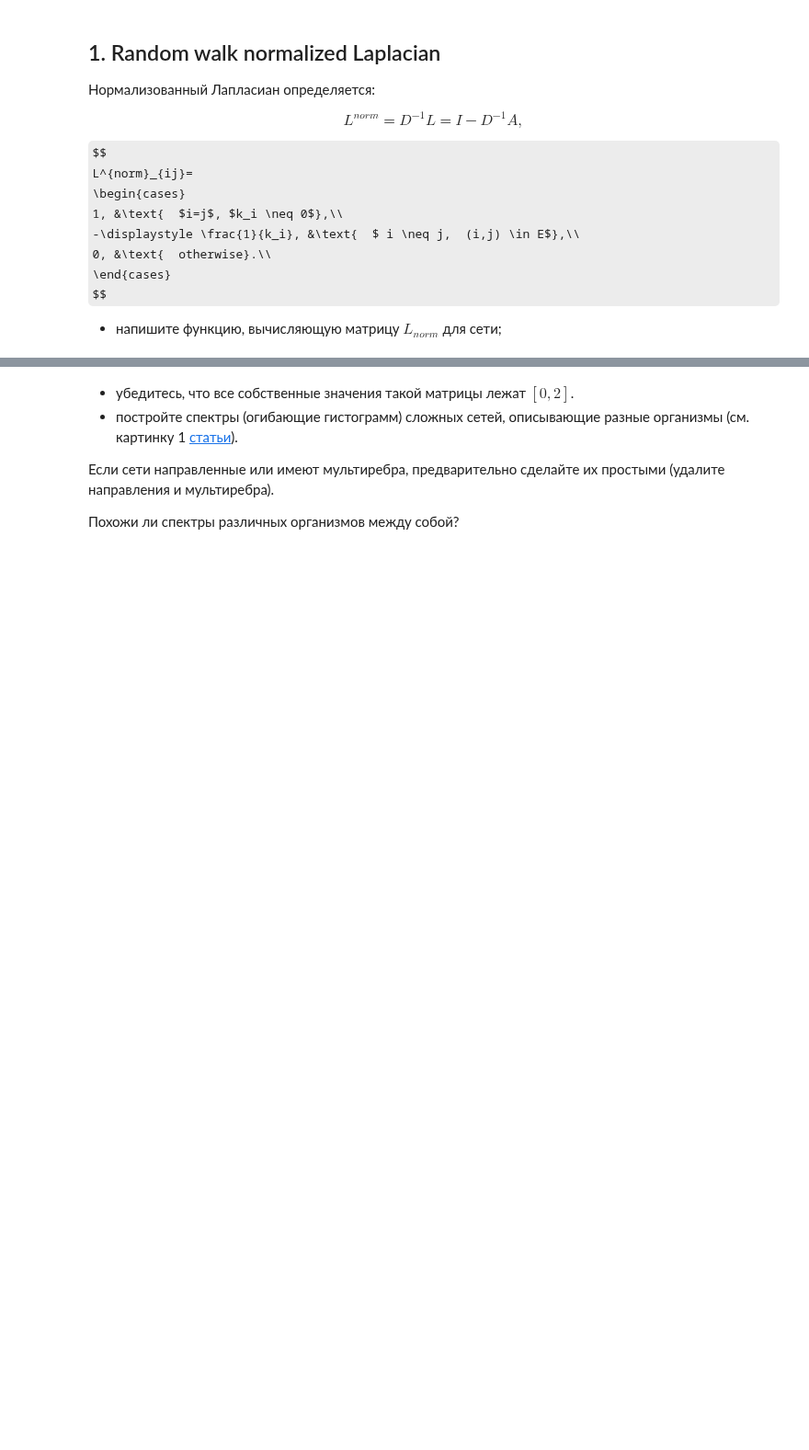
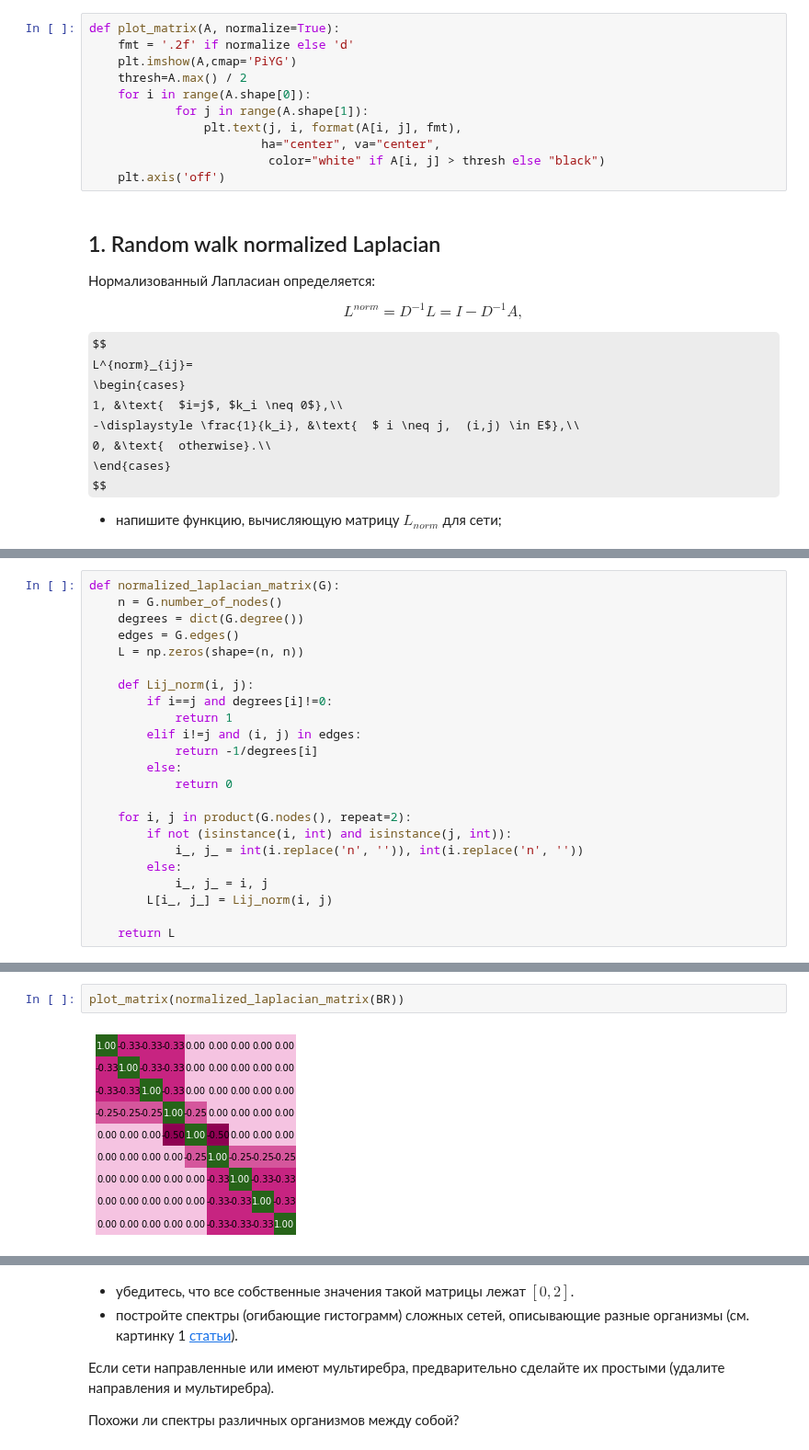
Before and after one commit to kimaril/networksch, a Jupyter notebook: notebooks/NS Assignment 08.ipynb, the cells around one changed output, grey strips where cells are left out. Shown at 92% size. Saved outputs shown, nothing was run; the diff lists cells and outputs as text; some formulas as TeX source; blank space fills up the shorter version.

```diff
--- a/notebooks/NS Assignment 08.ipynb
+++ b/notebooks/NS Assignment 08.ipynb
@@ -10,3 +12,14 @@ from numpy import linalg as LA
+# %%
+def plot_matrix(A, normalize=True):
+    fmt = '.2f' if normalize else 'd'
+    plt.imshow(A,cmap='PiYG')
+    thresh=A.max() / 2
+    for i in range(A.shape[0]):
+            for j in range(A.shape[1]):
+                plt.text(j, i, format(A[i, j], fmt),
+                        ha="center", va="center",
+                         color="white" if A[i, j] > thresh else "black")
+    plt.axis('off')
 # %% [markdown]
 ## 1. Random walk normalized Laplacian
 Нормализованный Лапласиан определяется:
@@ -29,0 +40,23 @@ def normalized_laplacian_matrix(G):
+# %%
+def normalized_laplacian_matrix(G):
+    n = G.number_of_nodes()
+    degrees = dict(G.degree())
+    edges = G.edges()
+    L = np.zeros(shape=(n, n))
+
+    def Lij_norm(i, j):
+        if i==j and degrees[i]!=0:
+            return 1
+        elif i!=j and (i, j) in edges:
+            return -1/degrees[i]
+        else:
+            return 0
+
+    for i, j in product(G.nodes(), repeat=2):
+        if not (isinstance(i, int) and isinstance(j, int)):
+            i_, j_ = int(i.replace('n', '')), int(i.replace('n', ''))
+        else:
+            i_, j_ = i, j
+        L[i_, j_] = Lij_norm(i, j)
+
+    return L
@@ -29,0 +68,4 @@ def normalized_laplacian_matrix(G):
+# %%
+plot_matrix(normalized_laplacian_matrix(BR))
+# %% [output]
+[figure, added]
```
Also changed, not shown: parts of 17 cells of this notebook.
